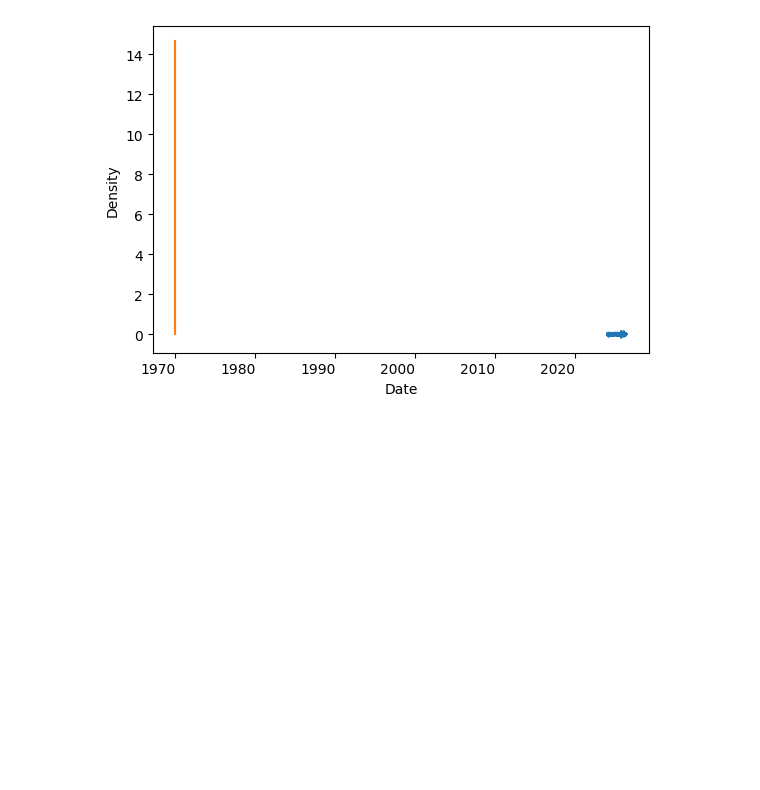
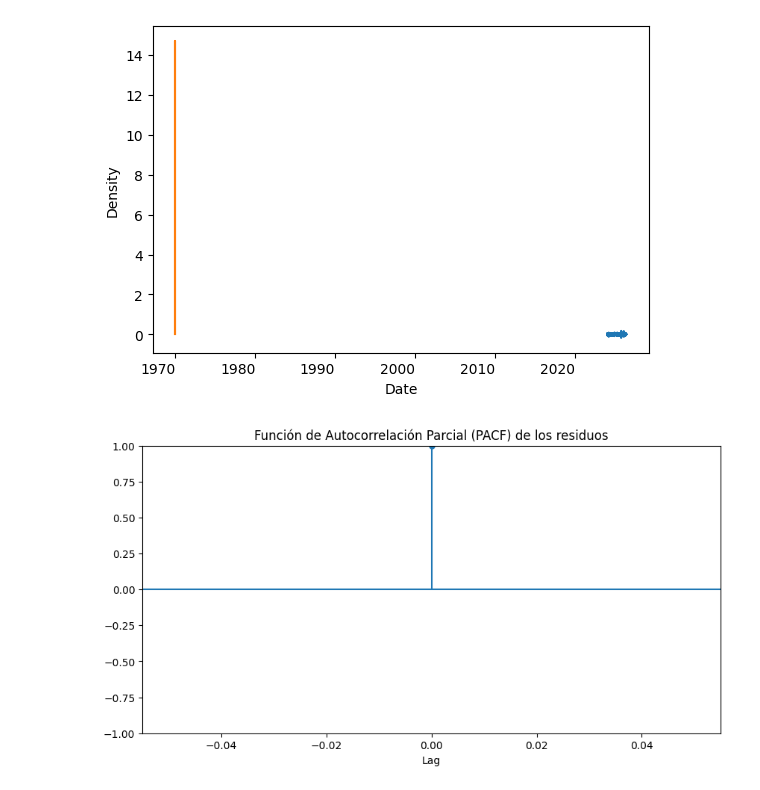
Before and after one commit to MartaPCastillo/Tesis, a Jupyter notebook: Grupo_Mexico.ipynb, the cells around one changed output. Drawn from its saved outputs; the diff is of its cells as text; code cells hidden in the pictures; blank space fills up the shorter version.

```diff
--- a/Grupo_Mexico.ipynb
+++ b/Grupo_Mexico.ipynb
@@ -529,3 +530,12 @@ residuals.plot(kind='kde')
 plt.show()
 # %% [output]
 [figure]
+# %%
+#Gráfica PACF
+fig, ax = plt.subplots(figsize=(10, 5))
+plot_pacf(residuals, lags=20, ax=ax)
+ax.set_xlabel("Lag")
+ax.set_title("Función de Autocorrelación Parcial (PACF) de los residuos")
+plt.show()
+# %% [output]
+[figure, added]
```
Also changed, not shown: parts of 30 cells of this notebook.
